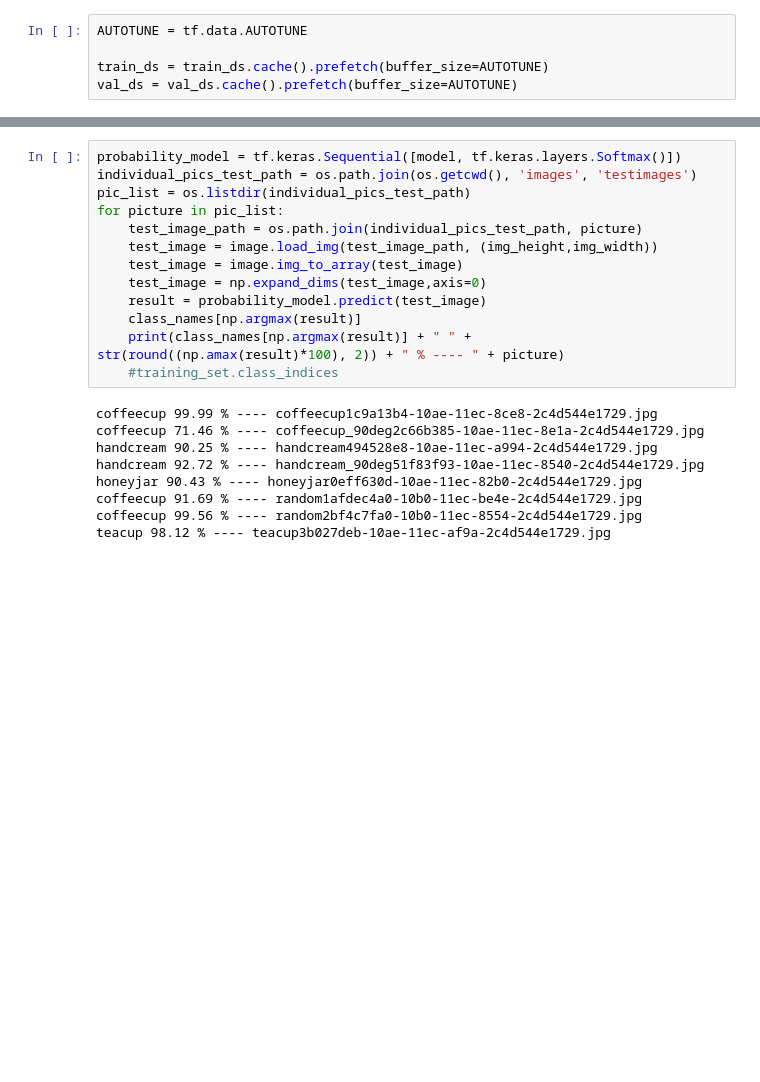
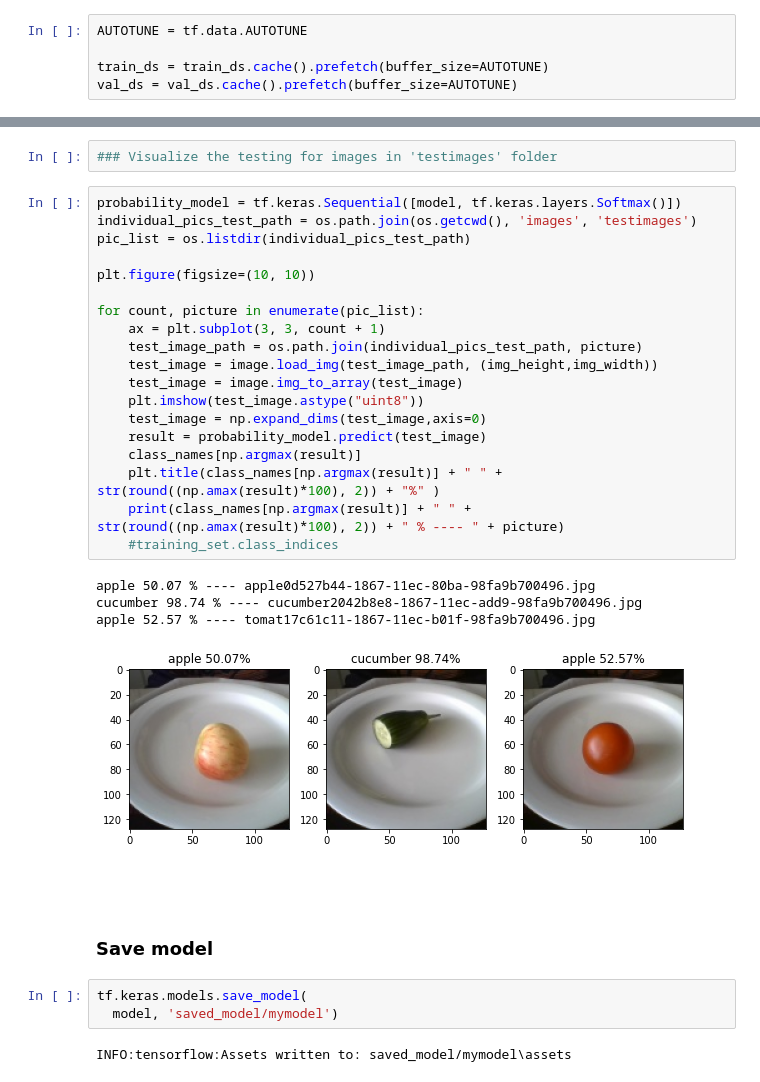
Before and after one commit to tlehikoinen/SmartScale, a Jupyter notebook: trainmodel.ipynb, the cells around one changed output, grey strips where cells are left out. Saved outputs shown, nothing was run; the diff lists cells and outputs as text; blank space fills up the shorter version.

Commit message:
Added documentation to notebook of model training file, guess_picture now outputs probability of each class for a guess

```diff
--- a/trainmodel.ipynb
+++ b/trainmodel.ipynb
@@ -128,24 +162,35 @@ model.evaluate(val_ds)
+# %%
+### Visualize the testing for images in 'testimages' folder
 # %%
 probability_model = tf.keras.Sequential([model, tf.keras.layers.Softmax()])
 individual_pics_test_path = os.path.join(os.getcwd(), 'images', 'testimages')
 pic_list = os.listdir(individual_pics_test_path)
-for picture in pic_list:
+
+plt.figure(figsize=(10, 10))
+
+for count, picture in enumerate(pic_list):
+    ax = plt.subplot(3, 3, count + 1)
     test_image_path = os.path.join(individual_pics_test_path, picture)
     test_image = image.load_img(test_image_path, (img_height,img_width))
     test_image = image.img_to_array(test_image)
+    plt.imshow(test_image.astype("uint8"))
     test_image = np.expand_dims(test_image,axis=0)
     result = probability_model.predict(test_image)
     class_names[np.argmax(result)]
+    plt.title(class_names[np.argmax(result)] + " " + str(round((np.amax(result)*100), 2)) + "%" )
     print(class_names[np.argmax(result)] + " " + str(round((np.amax(result)*100), 2)) + " % ---- " + picture)
     #training_set.class_indices
 # %% [output]
-coffeecup 99.99 % ---- coffeecup1c9a13b4-10ae-11ec-8ce8-2c4d544e1729.jpg
-coffeecup 71.46 % ---- coffeecup_90deg2c66b385-10ae-11ec-8e1a-2c4d544e1729.jpg
-handcream 90.25 % ---- handcream494528e8-10ae-11ec-a994-2c4d544e1729.jpg
-handcream 92.72 % ---- handcream_90deg51f83f93-10ae-11ec-8540-2c4d544e1729.jpg
-honeyjar 90.43 % ---- honeyjar0eff630d-10ae-11ec-82b0-2c4d544e1729.jpg
-coffeecup 91.69 % ---- random1afdec4a0-10b0-11ec-be4e-2c4d544e1729.jpg
-coffeecup 99.56 % ---- random2bf4c7fa0-10b0-11ec-8554-2c4d544e1729.jpg
-teacup 98.12 % ---- teacup3b027deb-10ae-11ec-af9a-2c4d544e1729.jpg
+apple 50.07 % ---- apple0d527b44-1867-11ec-80ba-98fa9b700496.jpg
+cucumber 98.74 % ---- cucumber2042b8e8-1867-11ec-add9-98fa9b700496.jpg
+apple 52.57 % ---- tomat17c61c11-1867-11ec-b01f-98fa9b700496.jpg
+[figure, added]
 # %% [markdown]
 ###
+# %% [markdown]
+### Save model
+# %%
+tf.keras.models.save_model(
+  model, 'saved_model/mymodel')
+# %% [output]
+INFO:tensorflow:Assets written to: saved_model/mymodel\assets
```
Also changed, not shown: parts of 24 cells of this notebook, 9 other files.
